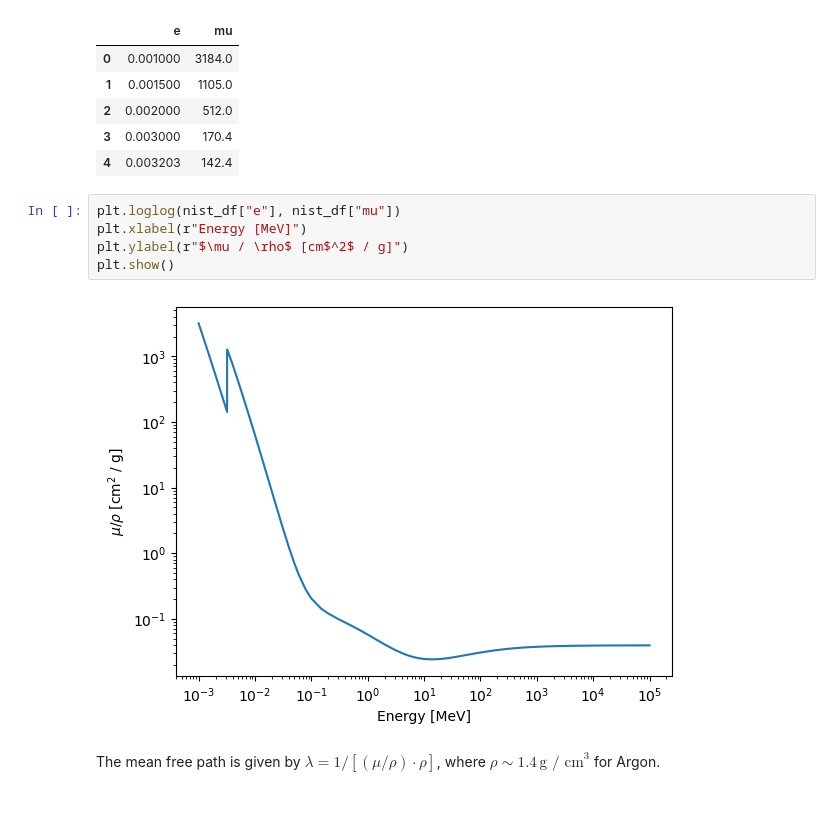
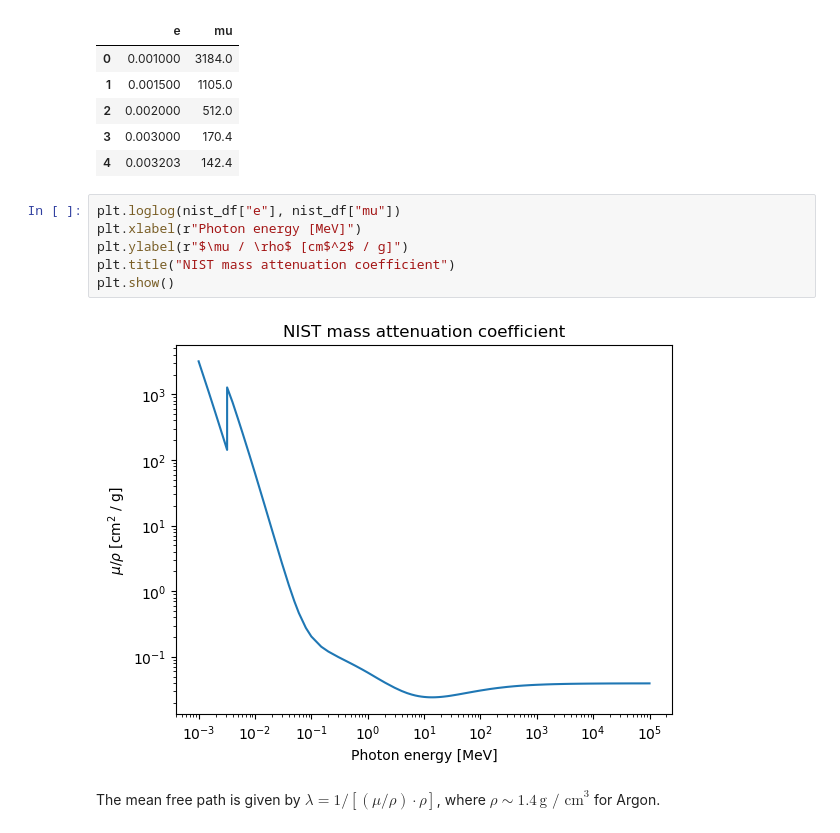
Before and after one commit to epelaaez/LArIATCode, a Jupyter notebook: notebooks/sim.ipynb, the cells around one changed output. Drawn from its saved outputs; the diff is of its cells as text; blank space fills up the shorter version.

Commit message:
Better plots

```diff
--- a/notebooks/sim.ipynb
+++ b/notebooks/sim.ipynb
@@ -22,11 +22,12 @@ nist_df.head()
 | 4 | 0.003203 | 142.4 |
 # %%
 plt.loglog(nist_df["e"], nist_df["mu"])
-plt.xlabel(r"Energy [MeV]")
+plt.xlabel(r"Photon energy [MeV]")
 plt.ylabel(r"$\mu / \rho$ [cm$^2$ / g]")
+plt.title("NIST mass attenuation coefficient")
 plt.show()
 # %% [output]
-[figure, old version]
+[figure, new version]
 # %% [markdown]
 The mean free path is given by $\lambda = 1 / [ (\mu / \rho) \cdot \rho ]$, where $\rho \sim 1.4 \, \text{g / cm}^3$ for Argon.
 # %%
```
Also changed, not shown: parts of 7 cells of this notebook.
